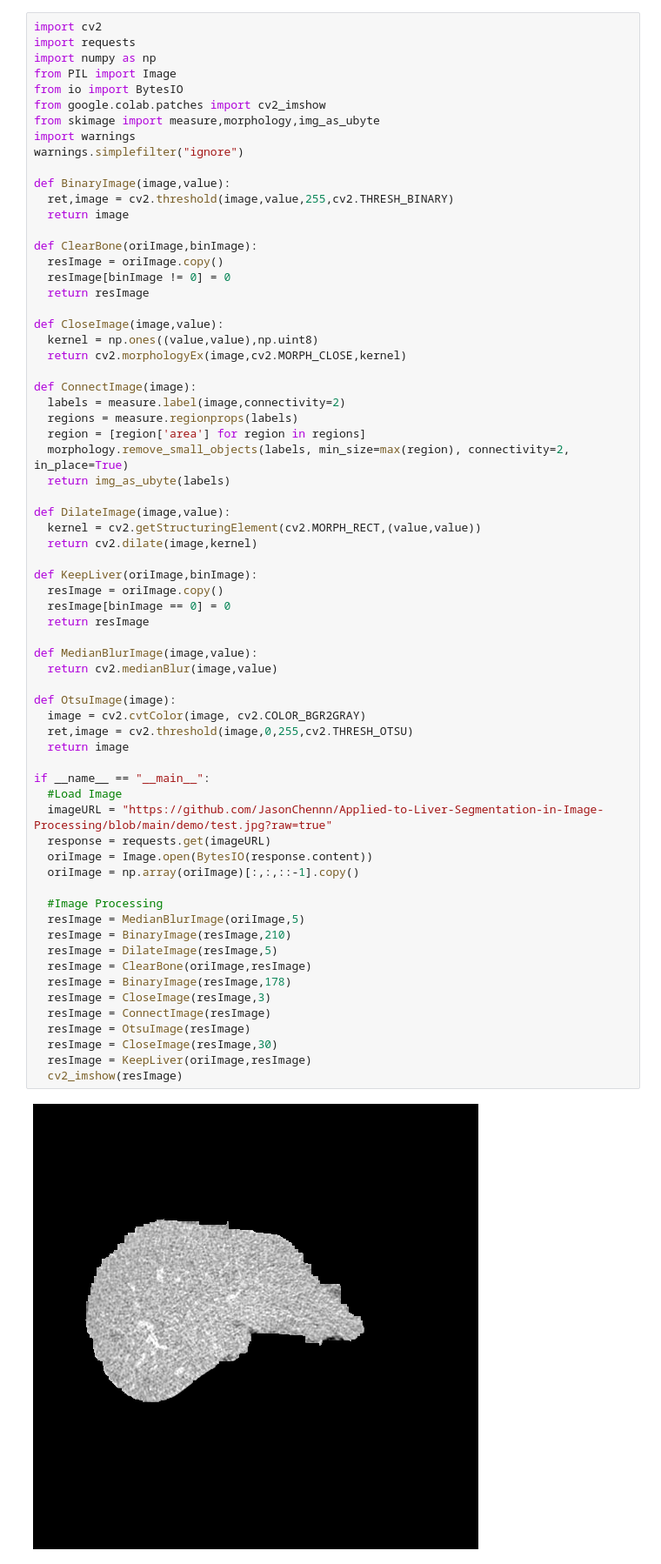
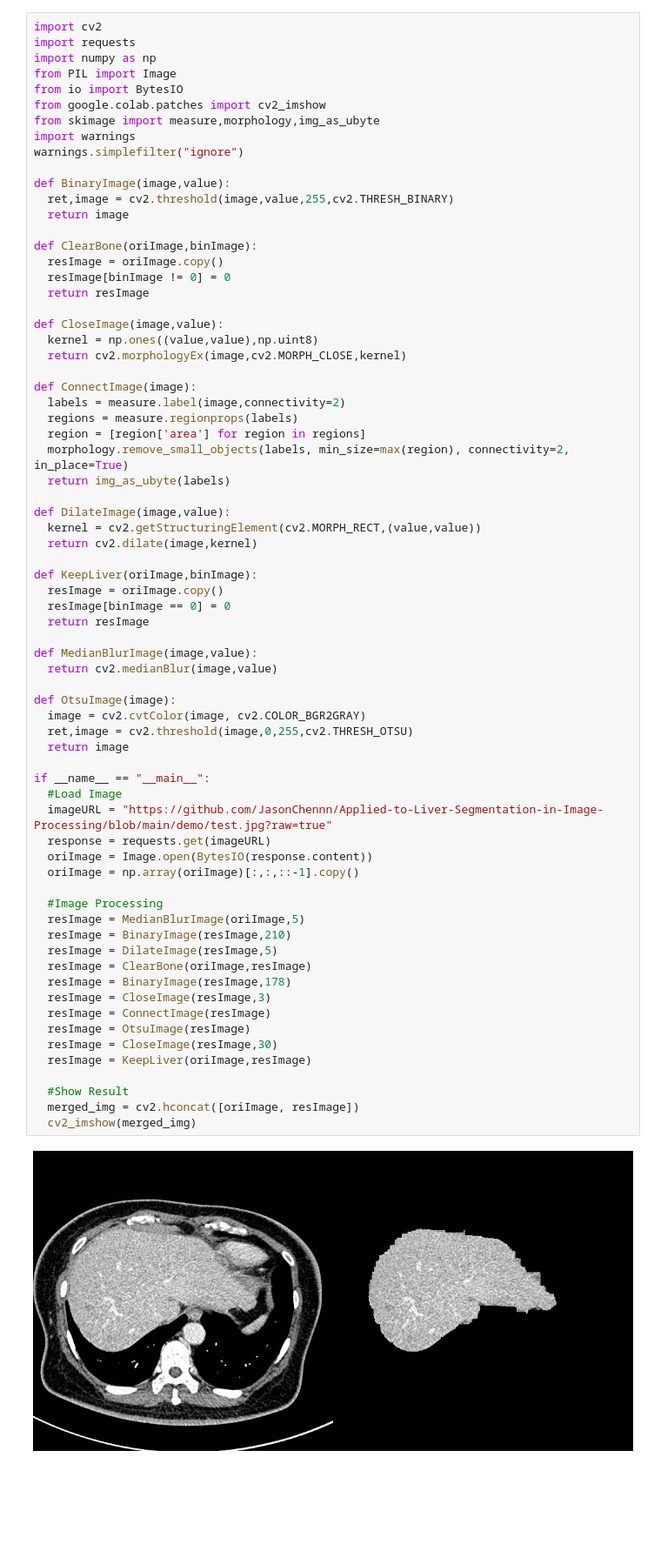
Before and after one commit to JasonChennn/Applied-to-Liver-Segmentation-using-OpenCV, a Jupyter notebook: main.ipynb, the cells around one changed output. Shown at 87% size. Cells and saved outputs as stored; diff of their text form; blank space fills up the shorter version.

```diff
--- a/main.ipynb
+++ b/main.ipynb
@@ -38,32 +38,35 @@ def KeepLiver(oriImage,binImage):
   resImage[binImage == 0] = 0
   return resImage
 
 def MedianBlurImage(image,value):
   return cv2.medianBlur(image,value)
 
 def OtsuImage(image):
   image = cv2.cvtColor(image, cv2.COLOR_BGR2GRAY)
   ret,image = cv2.threshold(image,0,255,cv2.THRESH_OTSU)
   return image
 
 if __name__ == "__main__":
   #Load Image
   imageURL = "https://github.com/JasonChennn/Applied-to-Liver-Segmentation-in-Image-Processing/blob/main/demo/test.jpg?raw=true"
   response = requests.get(imageURL)
   oriImage = Image.open(BytesIO(response.content))
   oriImage = np.array(oriImage)[:,:,::-1].copy()
 
   #Image Processing
   resImage = MedianBlurImage(oriImage,5)
   resImage = BinaryImage(resImage,210)
   resImage = DilateImage(resImage,5)
   resImage = ClearBone(oriImage,resImage)
   resImage = BinaryImage(resImage,178)
   resImage = CloseImage(resImage,3)
   resImage = ConnectImage(resImage)
   resImage = OtsuImage(resImage)
   resImage = CloseImage(resImage,30)
   resImage = KeepLiver(oriImage,resImage)
-  cv2_imshow(resImage)
+
+  #Show Result
+  merged_img = cv2.hconcat([oriImage, resImage])
+  cv2_imshow(merged_img)
 # %% [output]
-[figure, old version]
+[figure, new version]
```
